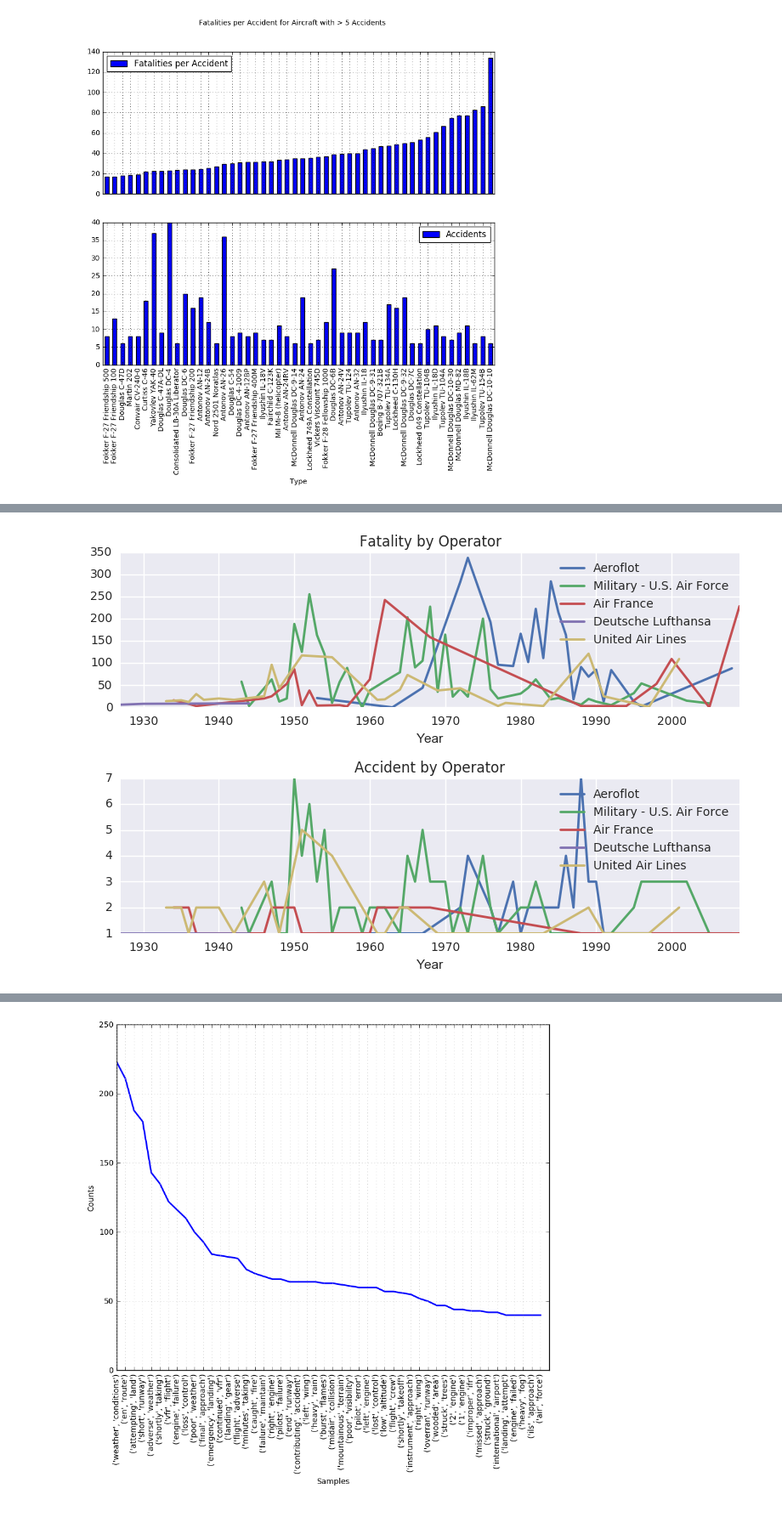
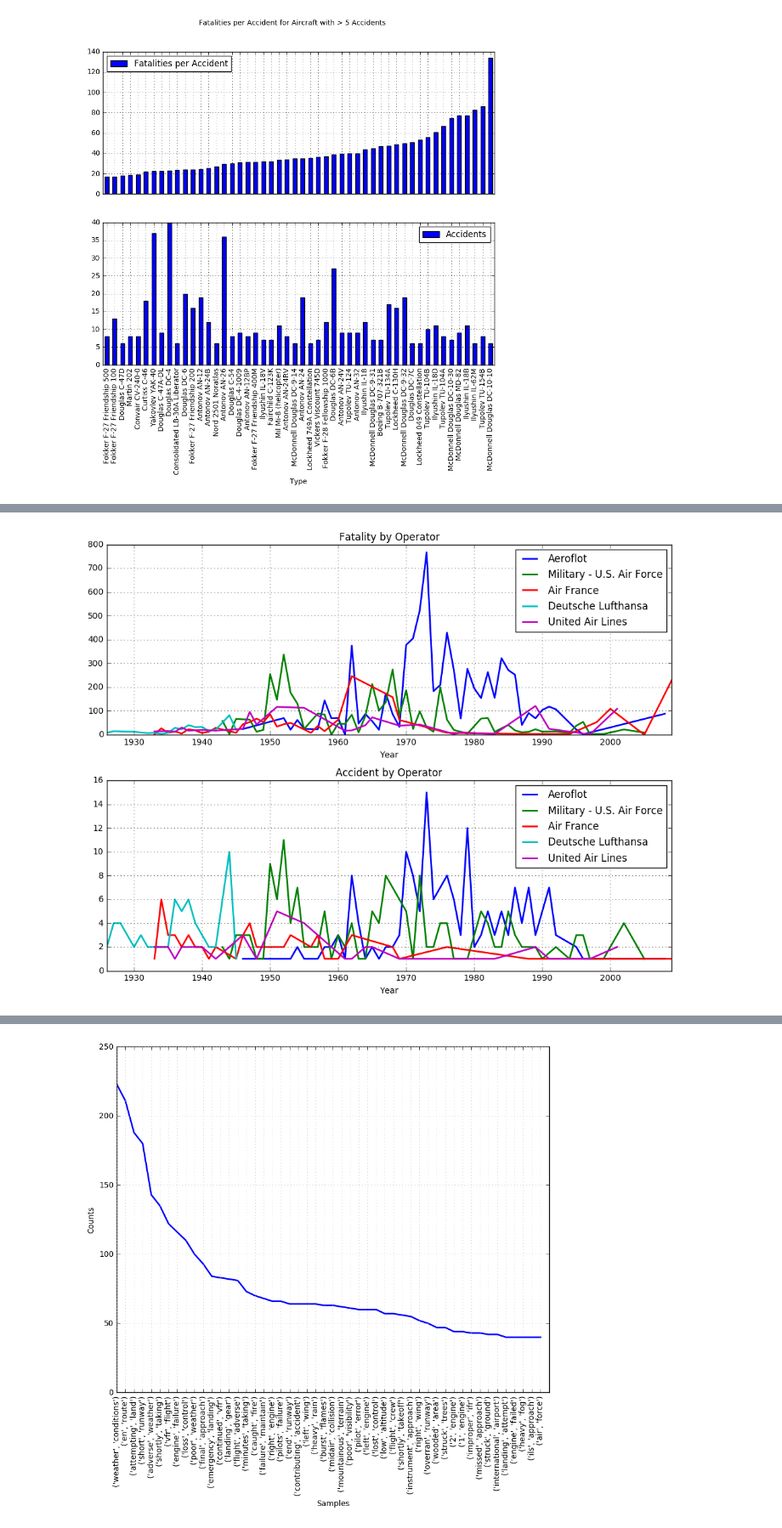
Before and after one commit to ykl7/Airplanes-1908, a Jupyter notebook: Airplane TS.ipynb, the cells around one changed output, grey strips where cells are left out. Shown at 85% size. Saved outputs shown, nothing was run; the diff lists cells and outputs as text; code cells hidden in the pictures.

```diff
--- a/Airplane TS.ipynb
+++ b/Airplane TS.ipynb
@@ -197,21 +197,21 @@ plt.tight_layout()
 # %%
-moreOperation = accidents.index.values.tolist()[0:5]
+moreOperations = accidents.index.values.tolist()[0:5]
 optrend = df[['Operator','Year','Fatalities']].groupby(['Operator','Year']).agg(['sum','count'])
 ops = optrend['Fatalities'].reset_index()
 fig,axtrend = plt.subplots(2,1)
-for op in interestingOps:
+for op in moreOperations:
     ops[ops['Operator']==op].plot(x='Year',y='sum',ax=axtrend[0],grid=True,linewidth=2)
     ops[ops['Operator']==op].plot(x='Year',y='count',ax=axtrend[1],grid=True,linewidth=2)
 
 axtrend[0].set_title('Fatality by Operator')
 axtrend[1].set_title('Accident by Operator')
 linesF, labelsF = axtrend[0].get_legend_handles_labels()
 linesA, labelsA = axtrend[1].get_legend_handles_labels()
-axtrend[0].legend(linesF,interestingOps)
-axtrend[1].legend(linesA,interestingOps)
+axtrend[0].legend(linesF,moreOperations)
+axtrend[1].legend(linesA,moreOperations)
 plt.tight_layout()
 # %% [output]
-[figure, old version]
+[figure, new version]
 # %%
 from nltk import FreqDist
 from nltk.corpus import stopwords
```
Also changed, not shown: parts of 6 cells of this notebook.
